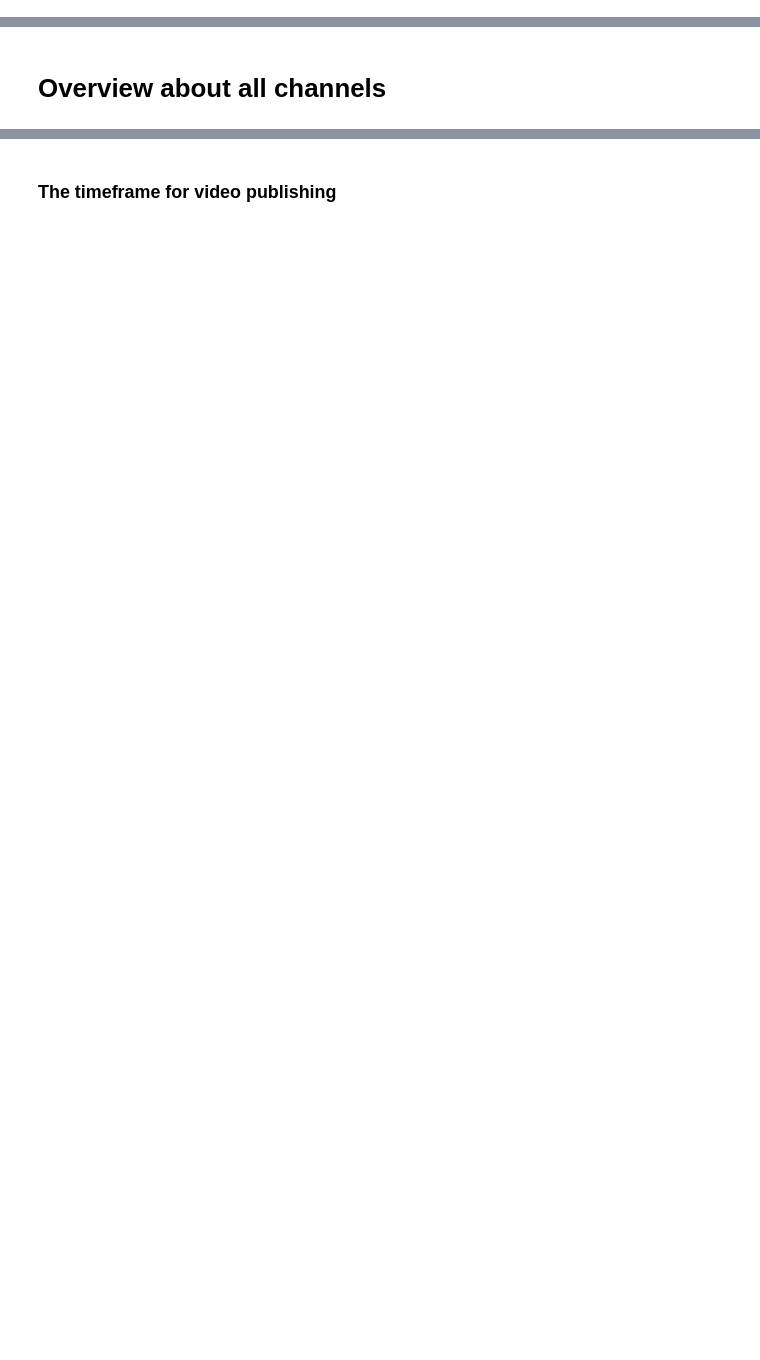
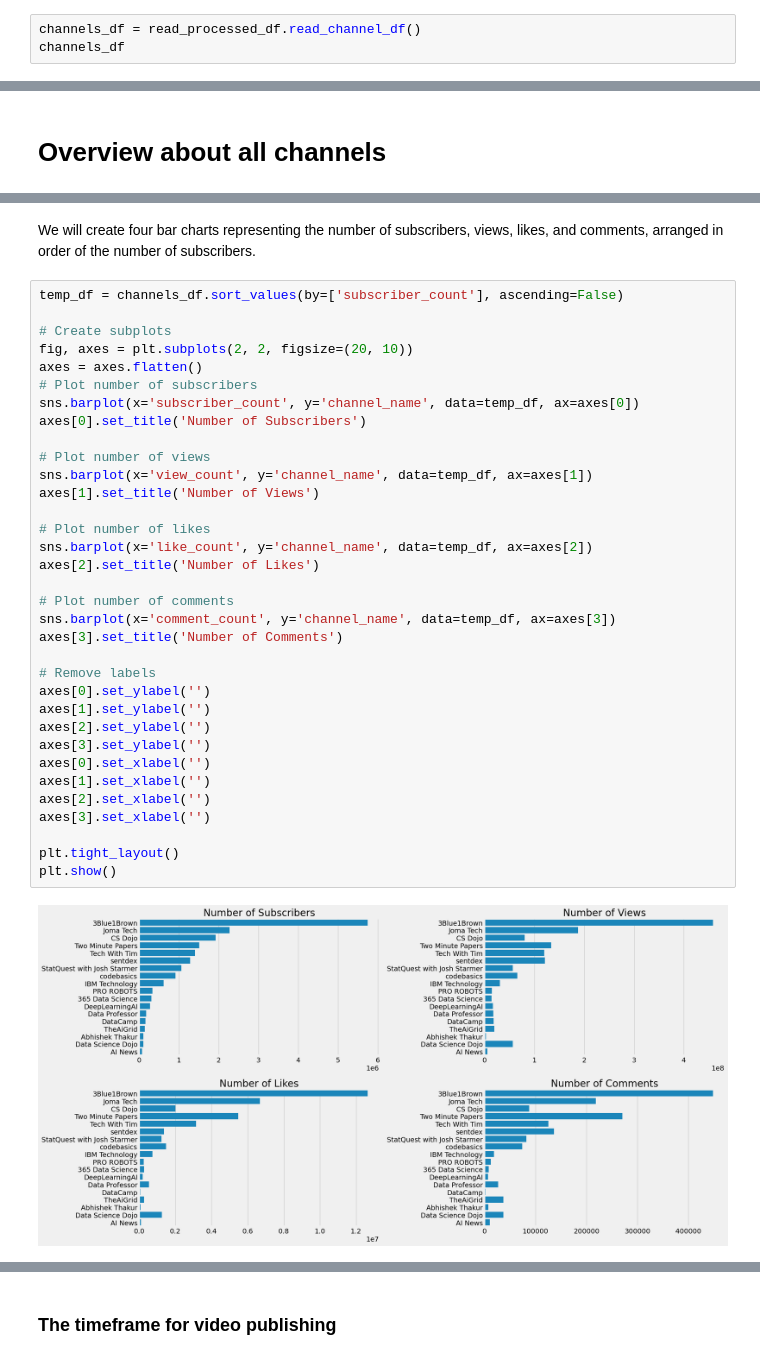
Before and after one commit to Mr-Phuong-Nam/Analyzing-about-top-tech-channels-on-Youtube, a Jupyter notebook: notebooks/3.1-Visualization.ipynb, the cells around one changed output, grey strips where cells are left out. Cells and saved outputs as stored; diff of their text form; blank space fills up the shorter version.

```diff
--- a/notebooks/3.1-Visualization.ipynb
+++ b/notebooks/3.1-Visualization.ipynb
@@ -60,0 +43,3 @@ comments_df = convert_to_datetime(comments_df, ['published_at', 'updatedat'])
+# %%
+channels_df = read_processed_df.read_channel_df()
+channels_df
@@ -92,0 +136,38 @@ for channel in videos_df.channelTitle.unique():
+# %% [markdown]
+We will create four bar charts representing the number of subscribers, views, likes, and comments, arranged in order of the number of subscribers.
+# %%
+temp_df = channels_df.sort_values(by=['subscriber_count'], ascending=False)
+
+# Create subplots
+fig, axes = plt.subplots(2, 2, figsize=(20, 10))
+axes = axes.flatten()
+# Plot number of subscribers
+sns.barplot(x='subscriber_count', y='channel_name', data=temp_df, ax=axes[0])
+axes[0].set_title('Number of Subscribers')
+
+# Plot number of views
+sns.barplot(x='view_count', y='channel_name', data=temp_df, ax=axes[1])
+axes[1].set_title('Number of Views')
+
+# Plot number of likes
+sns.barplot(x='like_count', y='channel_name', data=temp_df, ax=axes[2])
+axes[2].set_title('Number of Likes')
+
+# Plot number of comments
+sns.barplot(x='comment_count', y='channel_name', data=temp_df, ax=axes[3])
+axes[3].set_title('Number of Comments')
+
+# Remove labels
+axes[0].set_ylabel('')
+axes[1].set_ylabel('')
+axes[2].set_ylabel('')
+axes[3].set_ylabel('')
+axes[0].set_xlabel('')
+axes[1].set_xlabel('')
+axes[2].set_xlabel('')
+axes[3].set_xlabel('')
+
+plt.tight_layout()
+plt.show()
+# %% [output]
+[figure, added]
```
Also changed, not shown: parts of 37 cells of this notebook, 2 other files.
